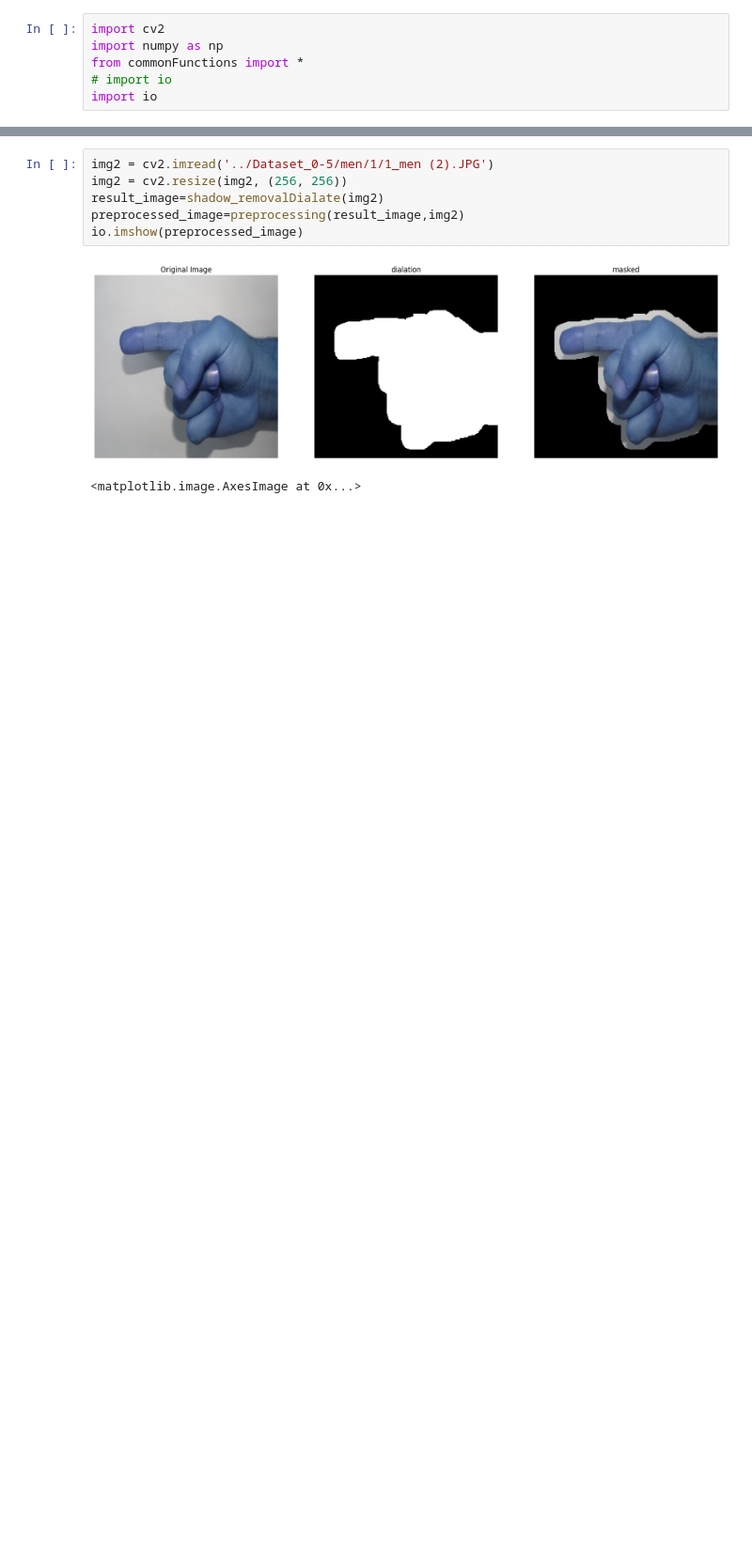
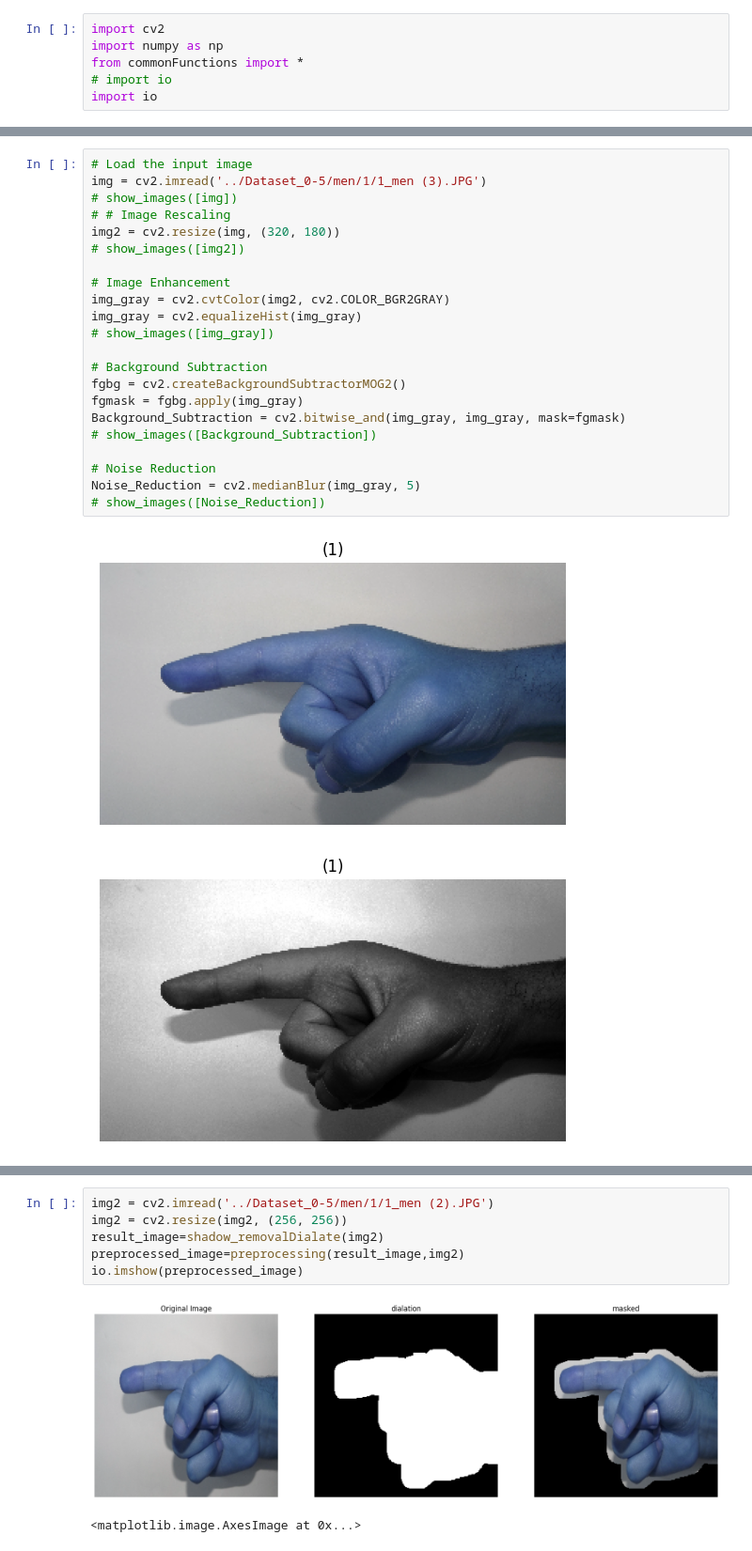
Before and after one commit to MUSTAFA-Hamzawy/Neural-Networks-project, a Jupyter notebook: shadow_removalDialate.ipynb, the cells around one changed output, grey strips where cells are left out. Shown at 94% size. Saved outputs shown, nothing was run; the diff lists cells and outputs as text; blank space fills up the shorter version.

```diff
--- a/shadow_removalDialate.ipynb
+++ b/shadow_removalDialate.ipynb
@@ -113,0 +83,25 @@ def preprocessing(img,img2):
+# %%
+# Load the input image
+img = cv2.imread('../Dataset_0-5/men/1/1_men (3).JPG')
+# show_images([img])
+# # Image Rescaling
+img2 = cv2.resize(img, (320, 180))
+# show_images([img2])
+
+# Image Enhancement
+img_gray = cv2.cvtColor(img2, cv2.COLOR_BGR2GRAY)
+img_gray = cv2.equalizeHist(img_gray)
+# show_images([img_gray])
+
+# Background Subtraction
+fgbg = cv2.createBackgroundSubtractorMOG2()
+fgmask = fgbg.apply(img_gray)
+Background_Subtraction = cv2.bitwise_and(img_gray, img_gray, mask=fgmask)
+# show_images([Background_Subtraction])
+
+# Noise Reduction
+Noise_Reduction = cv2.medianBlur(img_gray, 5)
+# show_images([Noise_Reduction])
+# %% [output]
+[figure, added]
+[figure, added]
```
Also changed, not shown: parts of 9 cells of this notebook, 3 other files.
